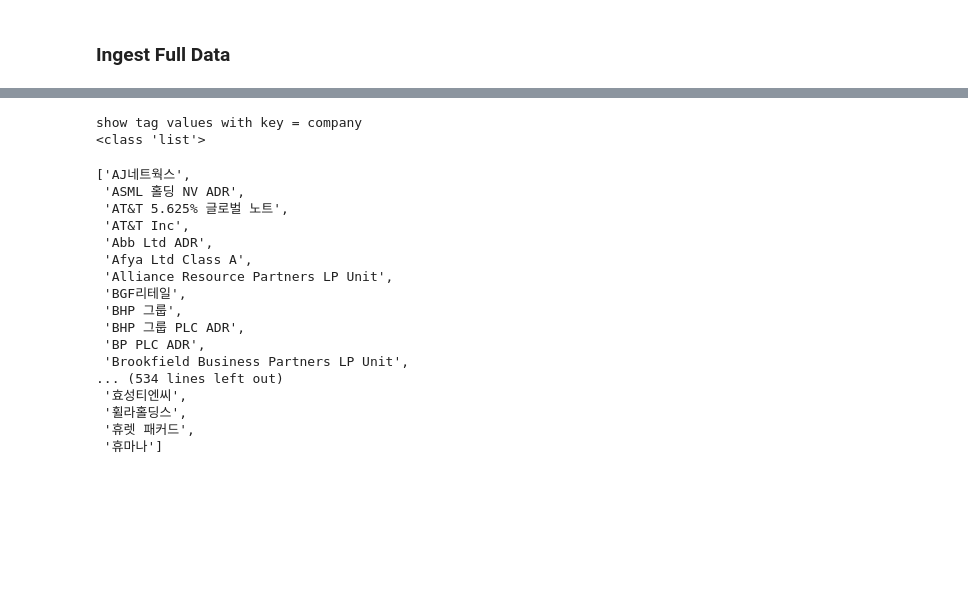
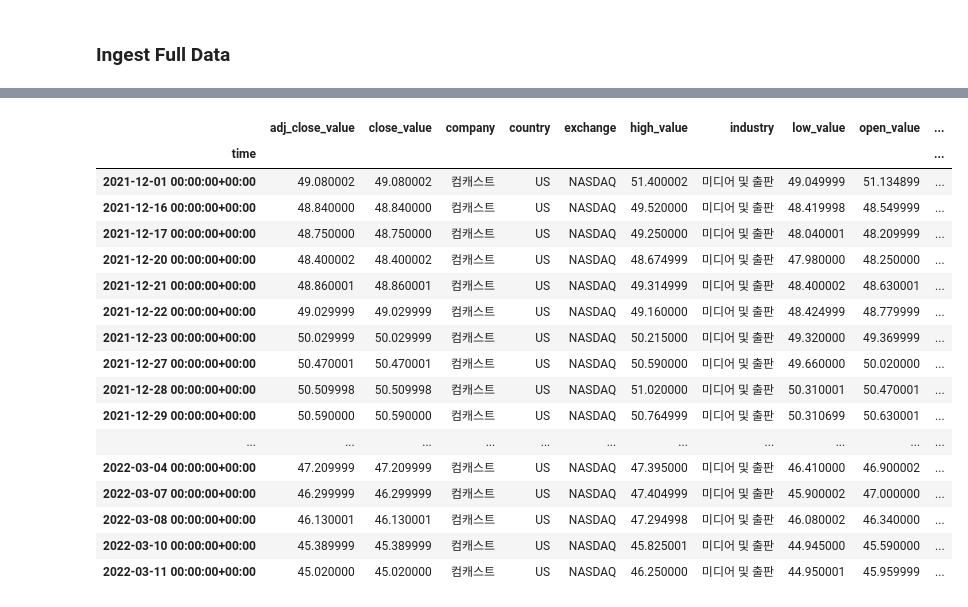
Before and after one commit to ClustProject/KETIPreDataIngestion, a Jupyter notebook: KETIDataIngestionTest.ipynb, the cells around one changed output, grey strips where cells are left out. Drawn from its saved outputs; the diff is of its cells as text; code cells hidden in the pictures; blank space fills up the shorter version.

```diff
--- a/KETIDataIngestionTest.ipynb
+++ b/KETIDataIngestionTest.ipynb
@@ -36,6 +35,6 @@ print(type(freq))
 # %% [markdown]
 ## DB and Measurement name setting
 # %%
-db_name  = 'finance_korean_stock'
+db_name  = 'bio_covid_infected_world'
 # %%
 ms_list = DBClient.measurement_list(db_name)
@@ -45,0 +44,3 @@ stock
+# %%
+ms_list_only = DBClient.measurement_list_only_start_end(db_name)
+ms_list_only
@@ -164,0 +191,3 @@ time
+# %%
+ms_list = DBClient.measurement_list(db_name)
+print(ms_list)
@@ -165,2 +196,4 @@ time
+# %%
+ms_name = 'stock'
 # %%
 tag_list = DBClient.get_tagList(db_name, ms_name)
@@ -176,6 +225,5 @@ tag_list
 # %%
-tag_key = 'company'
 tag_value='컴캐스트'
-
-df = DBClient.get_TagGroupData(db_name, ms_name, tag_key, tag_value)
+tag_value_data = DBClient.get_TagGroupData(db_name, ms_name, tag_key, tag_value)
+tag_value_data
 # %% [output]
@@ -199,26 +230,18 @@ time
+|  | adj_close_value | close_value | company | country | exchange | high_value | industry | low_value | open_value | ... |
+| time |  |  |  |  |  |  |  |  |  | ... |
+| 2021-12-01 00:00:00+00:00 | 49.080002 | 49.080002 | 컴캐스트 | US | NASDAQ | 51.400002 | 미디어 및 출판 | 49.049999 | 51.134899 | ... |
+| 2021-12-16 00:00:00+00:00 | 48.840000 | 48.840000 | 컴캐스트 | US | NASDAQ | 49.520000 | 미디어 및 출판 | 48.419998 | 48.549999 | ... |
+| 2021-12-17 00:00:00+00:00 | 48.750000 | 48.750000 | 컴캐스트 | US | NASDAQ | 49.250000 | 미디어 및 출판 | 48.040001 | 48.209999 | ... |
+| 2021-12-20 00:00:00+00:00 | 48.400002 | 48.400002 | 컴캐스트 | US | NASDAQ | 48.674999 | 미디어 및 출판 | 47.980000 | 48.250000 | ... |
+| 2021-12-21 00:00:00+00:00 | 48.860001 | 48.860001 | 컴캐스트 | US | NASDAQ | 49.314999 | 미디어 및 출판 | 48.400002 | 48.630001 | ... |
+| 2021-12-22 00:00:00+00:00 | 49.029999 | 49.029999 | 컴캐스트 | US | NASDAQ | 49.160000 | 미디어 및 출판 | 48.424999 | 48.779999 | ... |
+| 2021-12-23 00:00:00+00:00 | 50.029999 | 50.029999 | 컴캐스트 | US | NASDAQ | 50.215000 | 미디어 및 출판 | 49.320000 | 49.369999 | ... |
+| 2021-12-27 00:00:00+00:00 | 50.470001 | 50.470001 | 컴캐스트 | US | NASDAQ | 50.590000 | 미디어 및 출판 | 49.660000 | 50.020000 | ... |
+| 2021-12-28 00:00:00+00:00 | 50.509998 | 50.509998 | 컴캐스트 | US | NASDAQ | 51.020000 | 미디어 및 출판 | 50.310001 | 50.470001 | ... |
+| 2021-12-29 00:00:00+00:00 | 50.590000 | 50.590000 | 컴캐스트 | US | NASDAQ | 50.764999 | 미디어 및 출판 | 50.310699 | 50.630001 | ... |
+| ... | ... | ... | ... | ... | ... | ... | ... | ... | ... | ... |
+| 2022-03-04 00:00:00+00:00 | 47.209999 | 47.209999 | 컴캐스트 | US | NASDAQ | 47.395000 | 미디어 및 출판 | 46.410000 | 46.900002 | ... |
+| 2022-03-07 00:00:00+00:00 | 46.299999 | 46.299999 | 컴캐스트 | US | NASDAQ | 47.404999 | 미디어 및 출판 | 45.900002 | 47.000000 | ... |
+| 2022-03-08 00:00:00+00:00 | 46.130001 | 46.130001 | 컴캐스트 | US | NASDAQ | 47.294998 | 미디어 및 출판 | 46.080002 | 46.340000 | ... |
+| 2022-03-10 00:00:00+00:00 | 45.389999 | 45.389999 | 컴캐스트 | US | NASDAQ | 45.825001 | 미디어 및 출판 | 44.945000 | 45.590000 | ... |
+| 2022-03-11 00:00:00+00:00 | 45.020000 | 45.020000 | 컴캐스트 | US | NASDAQ | 46.250000 | 미디어 및 출판 | 44.950001 | 45.959999 | ... |
-# %%
-tag_distinct_value = DBClient.get_TagValue(db_name, ms_name, tag_key)
-print(type(tag_distinct_value))
-# %% [output]
-show tag values with key = company
-<class 'list'>
-# %%
-tag_distinct_value
-# %% [output]
-['AJ네트웍스',
- 'ASML 홀딩 NV ADR',
- 'AT&T 5.625% 글로벌 노트',
- 'AT&T Inc',
- 'Abb Ltd ADR',
- 'Afya Ltd Class A',
- 'Alliance Resource Partners LP Unit',
- 'BGF리테일',
- 'BHP 그룹',
- 'BHP 그룹 PLC ADR',
- 'BP PLC ADR',
- 'Brookfield Business Partners LP Unit',
-... (534 lines left out)
- '효성티엔씨',
- '휠라홀딩스',
- '휴렛 패커드',
- '휴마나']
```
Also changed, not shown: parts of 24 cells of this notebook, 2 other files.
